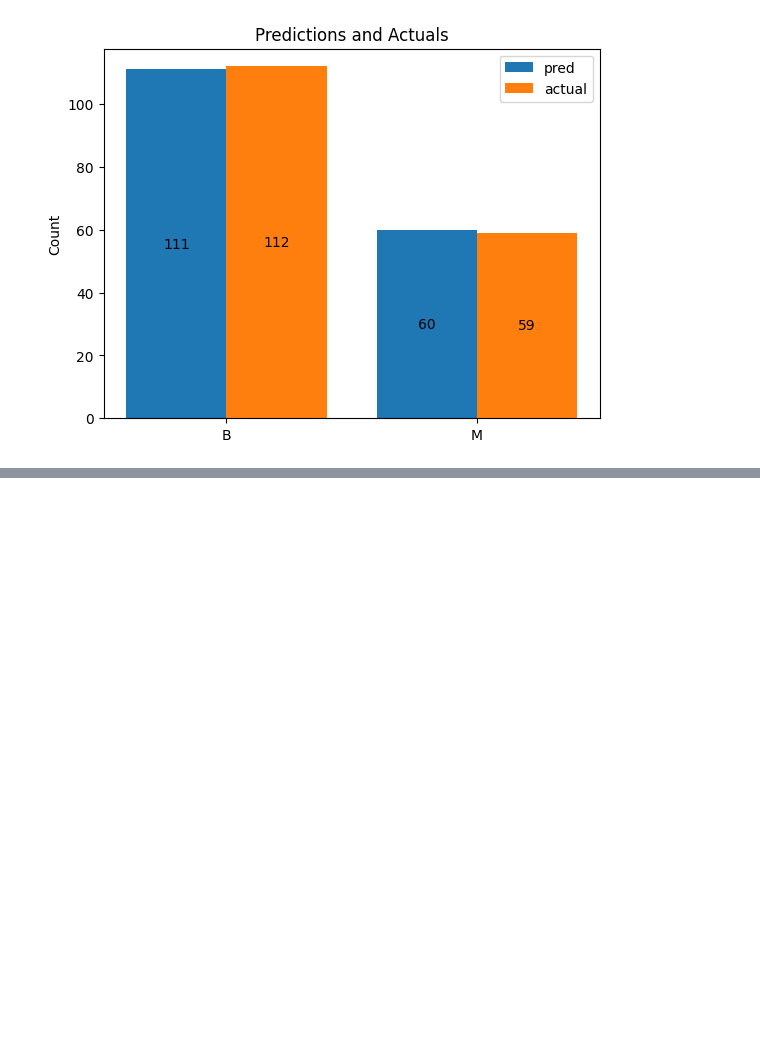
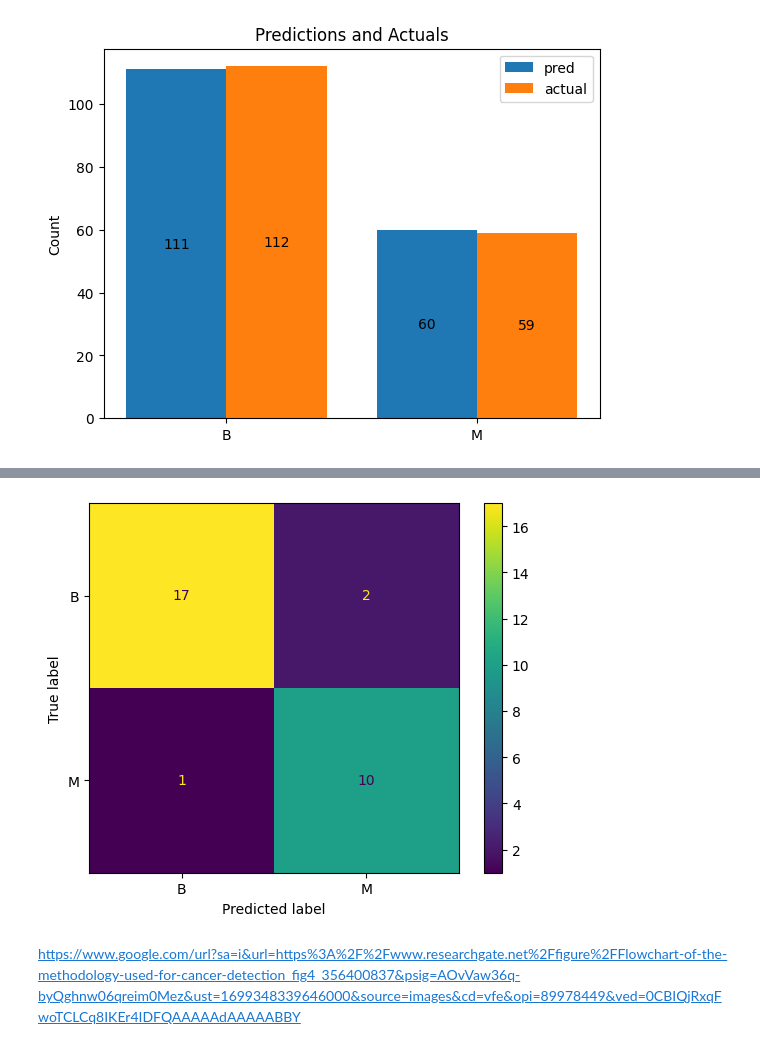
Before and after one commit to sylvas-j/ML, a Jupyter notebook: Tensorflow_works/cancer-detection/cancer.ipynb, the cells around one changed output, grey strips where cells are left out. Cells and saved outputs as stored; diff of their text form; code cells hidden in the pictures; blank space fills up the shorter version.

Commit message:
cancer model1

```diff
--- a/Tensorflow_works/cancer-detection/cancer.ipynb
+++ b/Tensorflow_works/cancer-detection/cancer.ipynb
@@ -372,0 +461,12 @@ plt.show()
+# %%
+
+confusion_matrix = metrics.confusion_matrix(evaluation['pred'], evaluation['actual'])
+# print(confusion_matrix)
+cm_display = metrics.ConfusionMatrixDisplay(confusion_matrix = confusion_matrix, display_labels = ['B', 'M'])
+
+cm_display.plot()
+plt.show()
+# %% [output]
+[figure, added]
+# %% [markdown]
+https://www.google.com/url?sa=i&url=https%3A%2F%2Fwww.researchgate.net%2Ffigure%2FFlowchart-of-the-methodology-used-for-cancer-detection_fig4_356400837&psig=AOvVaw36q-byQghnw06qreim0Mez&ust=1699348339646000&source=images&cd=vfe&opi=89978449&ved=0CBIQjRxqFwoTCLCq8IKEr4IDFQAAAAAdAAAAABBY
```
Also changed, not shown: parts of 12 cells of this notebook.
